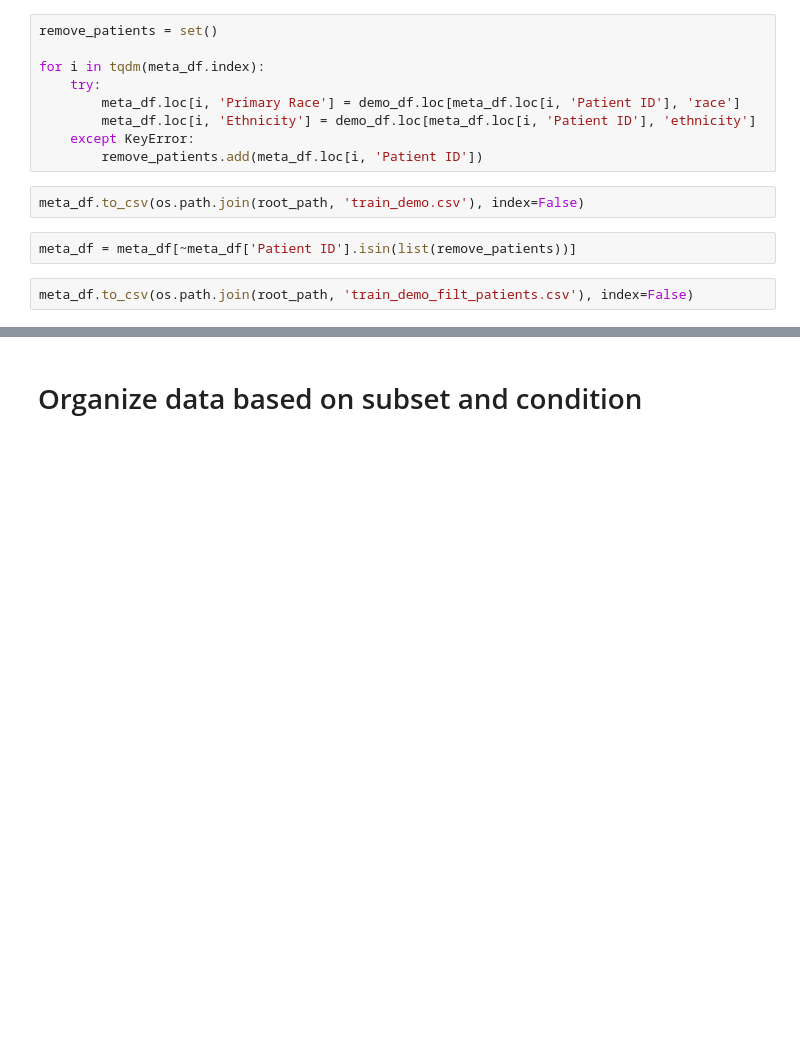
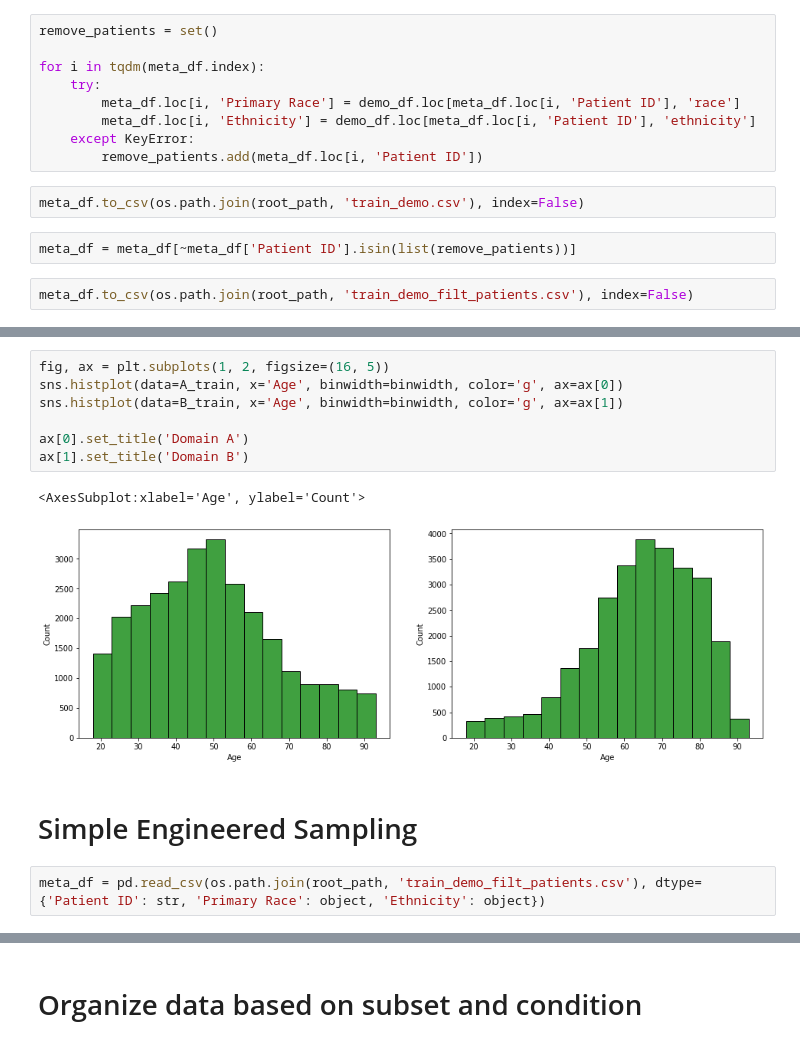
Before and after one commit to nicchiou/domain_adapt_cxr, a Jupyter notebook: notebooks/data_analysis/CheXpert_small.ipynb, the cells around one changed output, grey strips where cells are left out. Drawn from its saved outputs; the diff is of its cells as text; blank space fills up the shorter version.

```diff
--- a/notebooks/data_analysis/CheXpert_small.ipynb
+++ b/notebooks/data_analysis/CheXpert_small.ipynb
@@ -276,0 +389,14 @@ meta_df.to_csv(os.path.join(root_path, 'train_demo_filt_patients.csv'), index=Fa
+# %%
+fig, ax = plt.subplots(1, 2, figsize=(16, 5))
+sns.histplot(data=A_train, x='Age', binwidth=binwidth, color='g', ax=ax[0])
+sns.histplot(data=B_train, x='Age', binwidth=binwidth, color='g', ax=ax[1])
+
+ax[0].set_title('Domain A')
+ax[1].set_title('Domain B')
+# %% [output]
+<AxesSubplot:xlabel='Age', ylabel='Count'>
+[figure, added]
+# %% [markdown]
+# Simple Engineered Sampling
+# %%
+meta_df = pd.read_csv(os.path.join(root_path, 'train_demo_filt_patients.csv'), dtype={'Patient ID': str, 'Primary Race': object, 'Ethnicity': object})
```
Also changed, not shown: parts of 22 cells of this notebook, 1 other file.
